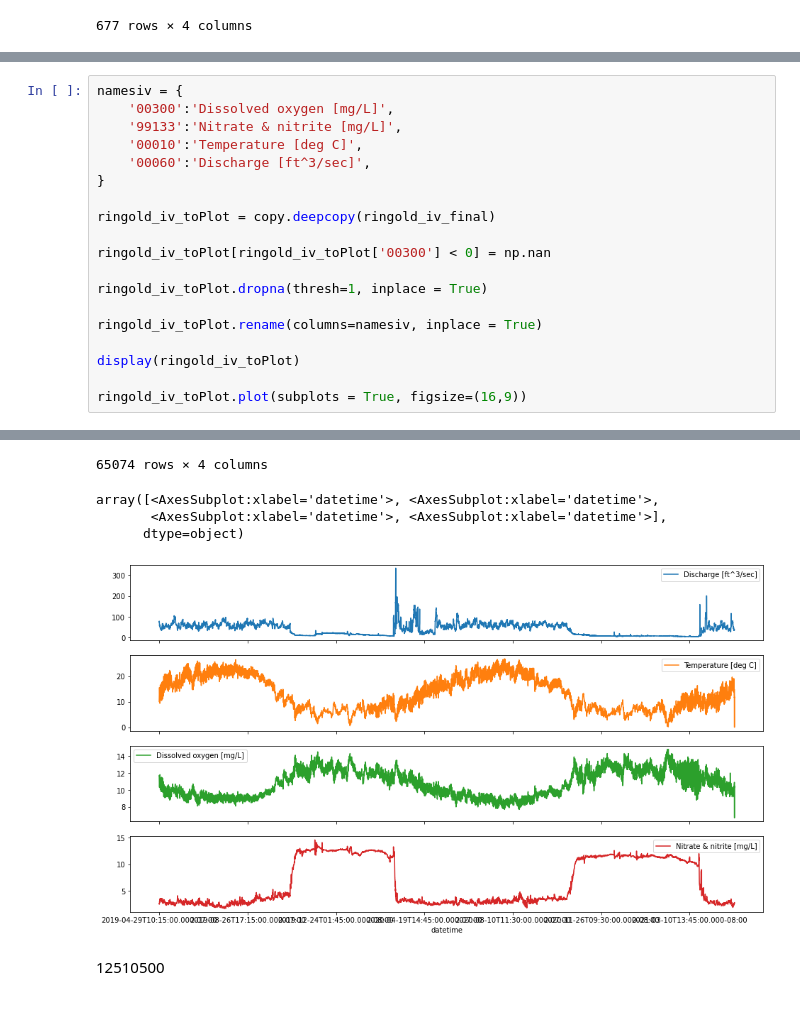
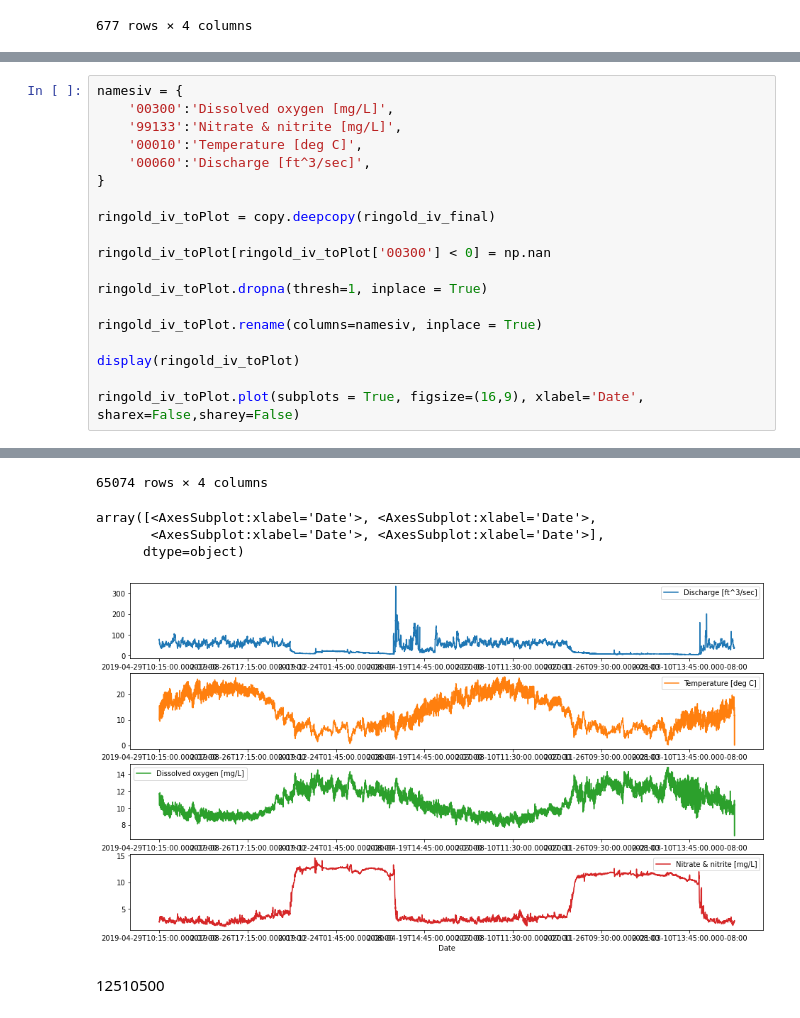
Before and after one commit to isosafrasaurus/pnnl_watersheds, a Jupyter notebook: nwis_data_analysis.ipynb, the cells around one changed output, grey strips where cells are left out. Cells and saved outputs as stored; diff of their text form.

```diff
--- a/nwis_data_analysis.ipynb
+++ b/nwis_data_analysis.ipynb
@@ -194,37 +195,37 @@ namesiv = {
     '00010':'Temperature [deg C]',
     '00060':'Discharge [ft^3/sec]',
 }
 
 ringold_iv_toPlot = copy.deepcopy(ringold_iv_final)
 
 ringold_iv_toPlot[ringold_iv_toPlot['00300'] < 0] = np.nan
 
 ringold_iv_toPlot.dropna(thresh=1, inplace = True)
 
 ringold_iv_toPlot.rename(columns=namesiv, inplace = True)
 
 display(ringold_iv_toPlot)
 
-ringold_iv_toPlot.plot(subplots = True, figsize=(16,9))
+ringold_iv_toPlot.plot(subplots = True, figsize=(16,9), xlabel='Date', sharex=False,sharey=False)
 # %% [output]
 |  | Discharge [ft^3/sec] | Temperature [deg C] | Dissolved oxygen [mg/L] | Nitrate & nitrite [mg/L] |
 | datetime |  |  |  |  |
 | 2019-04-29T10:15:00.000-07:00 | 74.4 | 10.1 | 11.7 | 2.6 |
 | 2019-04-29T10:30:00.000-07:00 | 75.5 | 10.3 | 11.7 | 2.6 |
 | 2019-04-29T10:45:00.000-07:00 | 76.6 | 10.5 | 11.6 | 2.6 |
 | 2019-04-29T11:00:00.000-07:00 | 77.7 | 10.7 | 11.6 | 2.6 |
 | 2019-04-29T11:15:00.000-07:00 | 76.6 | 10.9 | 11.5 | 2.6 |
 | ... | ... | ... | ... | ... |
 | 2021-05-02T10:45:00.000-07:00 | 36.1 | 13.6 | 10.5 | 2.8 |
 | 2021-05-02T11:00:00.000-07:00 | 36.1 | 13.9 | 10.5 | 2.8 |
 | 2021-05-02T11:15:00.000-07:00 | 36.8 | 14.1 | 10.4 | 2.8 |
 | 2021-05-02T11:30:00.000-07:00 | 36.1 | 14.4 | 10.3 | 2.8 |
 | 2021-05-02T11:45:00.000-07:00 | 36.8 | 14.7 | 10.3 | 2.8 |
 65074 rows × 4 columns
-array([<AxesSubplot:xlabel='datetime'>, <AxesSubplot:xlabel='datetime'>,
-       <AxesSubplot:xlabel='datetime'>, <AxesSubplot:xlabel='datetime'>],
+array([<AxesSubplot:xlabel='Date'>, <AxesSubplot:xlabel='Date'>,
+       <AxesSubplot:xlabel='Date'>, <AxesSubplot:xlabel='Date'>],
       dtype=object)
-[figure, old version]
+[figure, new version]
 # %% [markdown]
 12510500
 # %%
```
Also changed, not shown: parts of 4 cells of this notebook.
